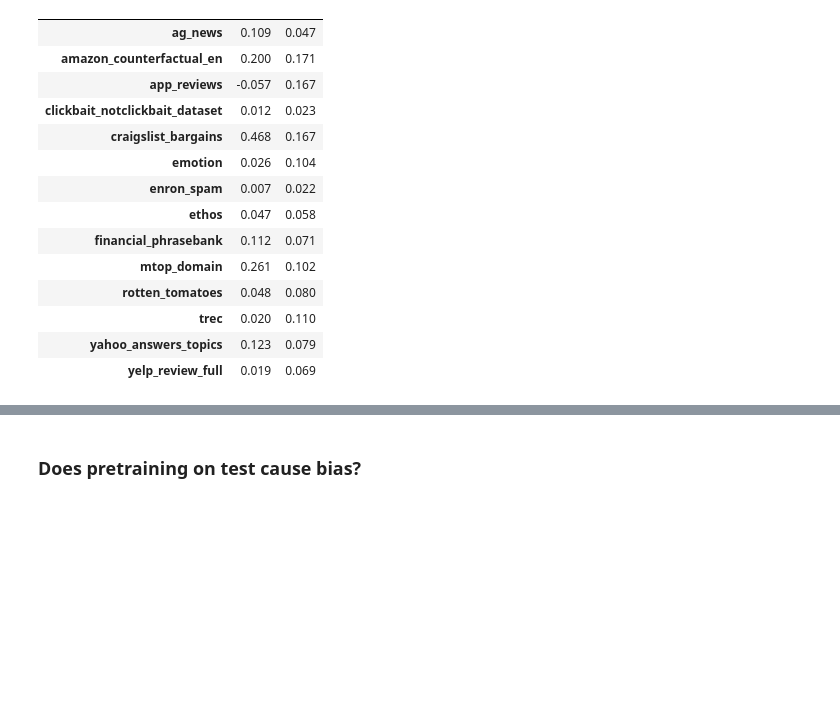
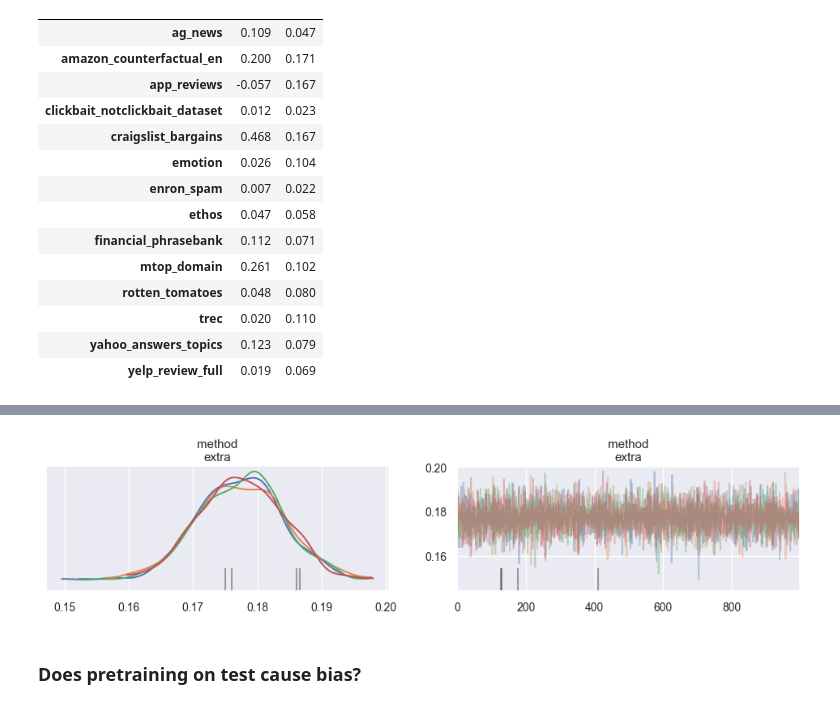
Before and after one commit to kddubey/blog, a Jupyter notebook: train_on_test_features/bert/analysis.ipynb, the cells around one changed output, grey strips where cells are left out. Cells and saved outputs as stored; diff of their text form; code cells hidden in the pictures; blank space fills up the shorter version.

```diff
--- a/train_on_test_features/bert/analysis.ipynb
+++ b/train_on_test_features/bert/analysis.ipynb
@@ -190,0 +180,13 @@ plt.show()
+# %%
+control_df = (
+    num_correct_df[["pair", "dataset", "base", "extra"]]
+    .melt(["pair", "dataset"], var_name="method", value_name="num_correct")
+    .sort_values("pair")
+    .reset_index(drop=True)
+)
+# %%
+model_control = bmb.Model(
+    "num_correct ~ method + (1|pair) + (1|dataset)", family="poisson", data=control_df
+)
+# %%
+fit_summary = model_control.fit(cores=1, chains=4)
@@ -191,3 +221,7 @@ plt.show()
+# %%
+az.plot_trace(fit_summary, compact=False, var_names="method", filter_vars="like");
+# %% [output]
+[figure, added]
 # %% [markdown]
 ### Does pretraining on test cause bias?
 # %%
```
Also changed, not shown: parts of 18 cells of this notebook, 1 other file.
